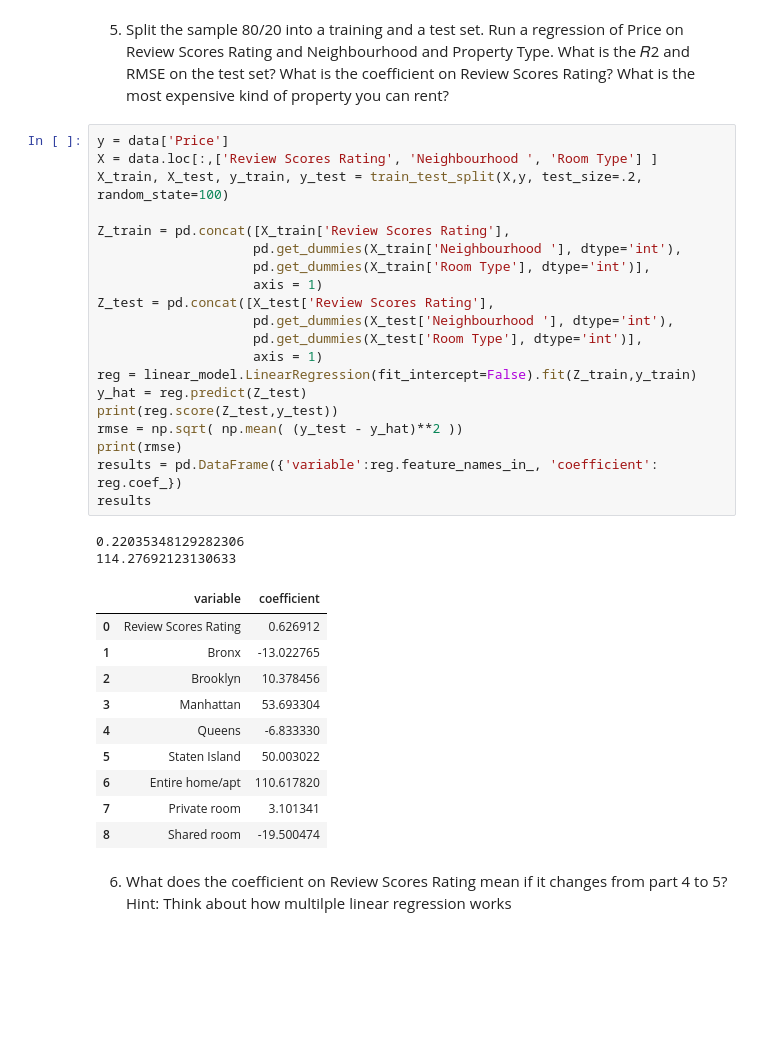
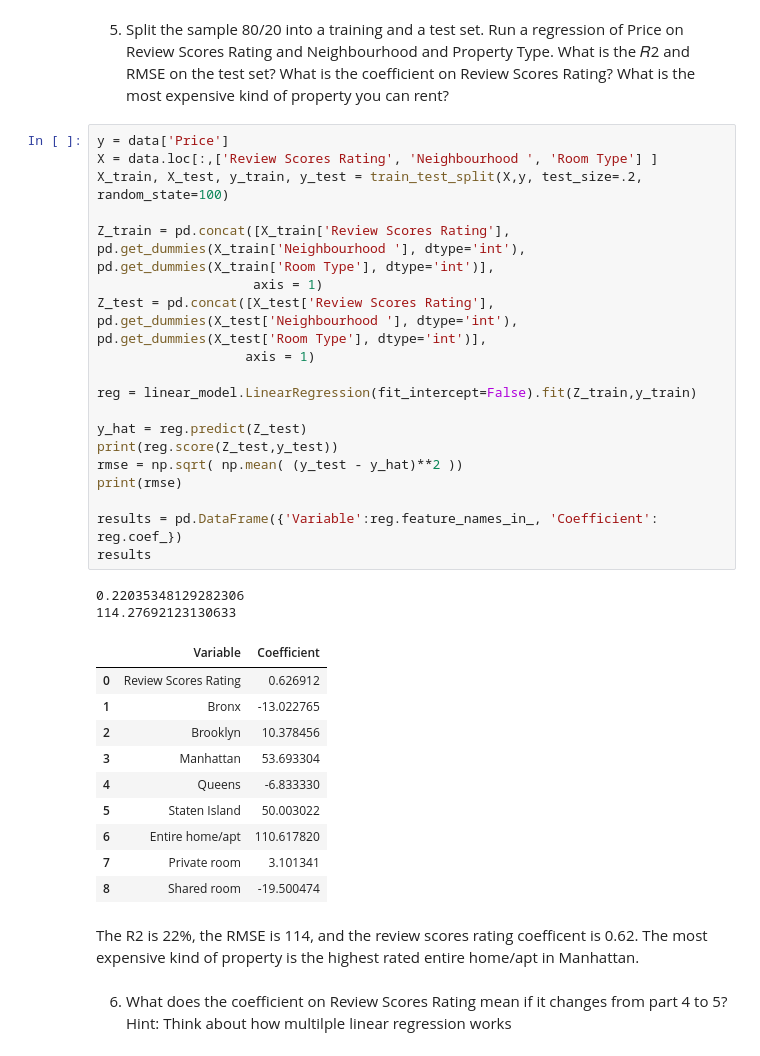
Before and after one commit to pwy7fv/linearRegression, a Jupyter notebook: assignment.ipynb, the cells around one changed output. Cells and saved outputs as stored; diff of their text form; blank space fills up the shorter version.

```diff
--- a/assignment.ipynb
+++ b/assignment.ipynb
@@ -161,27 +161,26 @@ The R2 is 0.067 or 6.7% and the RMSE is 125. The coefficent for REview Scores Ra
 # %%
 y = data['Price']
 X = data.loc[:,['Review Scores Rating', 'Neighbourhood ', 'Room Type'] ]
 X_train, X_test, y_train, y_test = train_test_split(X,y, test_size=.2, random_state=100)
 
-Z_train = pd.concat([X_train['Review Scores Rating'],
-                    pd.get_dummies(X_train['Neighbourhood '], dtype='int'),
-                    pd.get_dummies(X_train['Room Type'], dtype='int')],
+Z_train = pd.concat([X_train['Review Scores Rating'], pd.get_dummies(X_train['Neighbourhood '], dtype='int'), pd.get_dummies(X_train['Room Type'], dtype='int')],
                     axis = 1)
-Z_test = pd.concat([X_test['Review Scores Rating'],
-                    pd.get_dummies(X_test['Neighbourhood '], dtype='int'),
-                    pd.get_dummies(X_test['Room Type'], dtype='int')],
-                    axis = 1)
+Z_test = pd.concat([X_test['Review Scores Rating'], pd.get_dummies(X_test['Neighbourhood '], dtype='int'), pd.get_dummies(X_test['Room Type'], dtype='int')],
+                   axis = 1)
+
 reg = linear_model.LinearRegression(fit_intercept=False).fit(Z_train,y_train)
+
 y_hat = reg.predict(Z_test)
 print(reg.score(Z_test,y_test))
 rmse = np.sqrt( np.mean( (y_test - y_hat)**2 ))
 print(rmse)
-results = pd.DataFrame({'variable':reg.feature_names_in_, 'coefficient': reg.coef_})
+
+results = pd.DataFrame({'Variable':reg.feature_names_in_, 'Coefficient': reg.coef_})
 results
 # %% [output]
 0.22035348129282306
 114.27692123130633
-|  | variable | coefficient |
+|  | Variable | Coefficient |
 | 0 | Review Scores Rating | 0.626912 |
 | 1 | Bronx | -13.022765 |
 | 2 | Brooklyn | 10.378456 |
@@ -191,5 +190,8 @@ results
 | 6 | Entire home/apt | 110.617820 |
 | 7 | Private room | 3.101341 |
 | 8 | Shared room | -19.500474 |
+# %% [markdown]
+The R2 is 22%, the RMSE is 114, and the review scores rating coefficent is
+ 0.62. The most expensive kind of property is the highest rated entire home/apt in Manhattan.
 # %% [markdown]
 6. What does the coefficient on Review Scores Rating mean if it changes from part 4 to 5? Hint: Think about how multilple linear regression works
```
Also changed, not shown: parts of 31 cells of this notebook.
